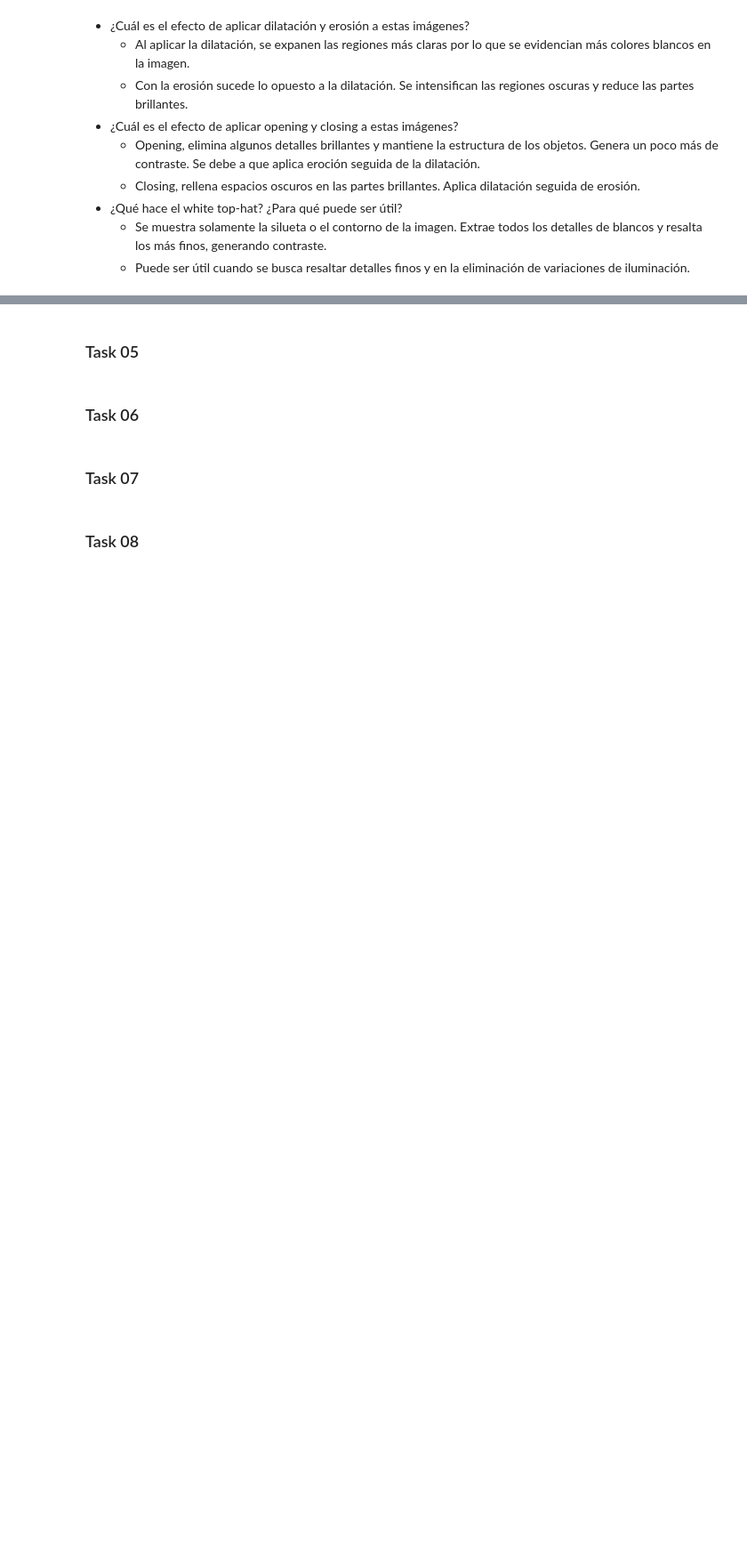
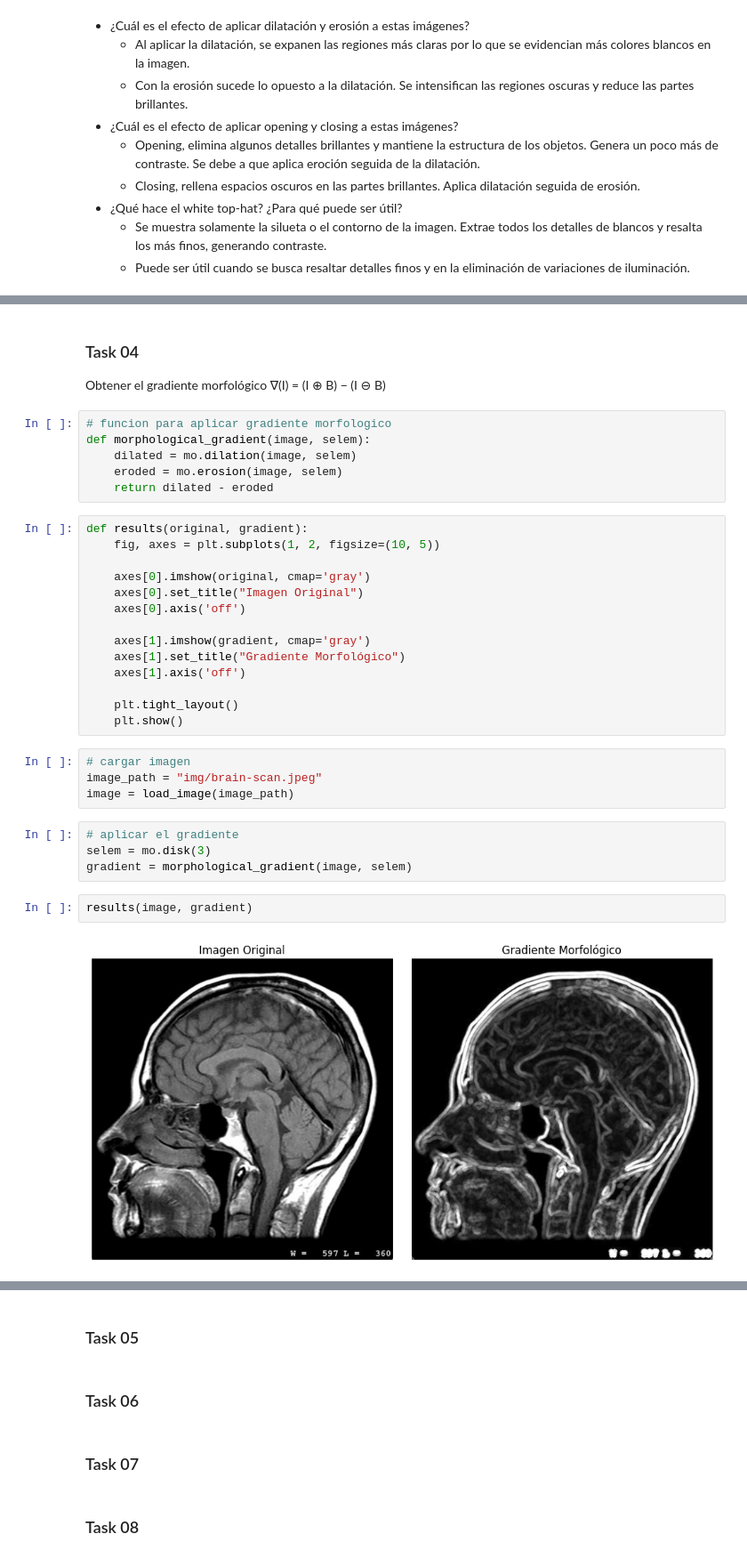
Before and after one commit to MelissaPerez09/Lab02-CC3102, a Jupyter notebook: src/lab02.ipynb, the cells around one changed output, grey strips where cells are left out. Shown at 89% size. Cells and saved outputs as stored; diff of their text form; blank space fills up the shorter version.

Commit message:
[feat]: task 04

```diff
--- a/src/lab02.ipynb
+++ b/src/lab02.ipynb
@@ -88,0 +87,35 @@ exc(img3)
+# %% [markdown]
+### Task 04
+Obtener el gradiente morfológico ∇(I) = (I ⊕ B) − (I ⊖ B)
+# %%
+# funcion para aplicar gradiente morfologico
+def morphological_gradient(image, selem):
+    dilated = mo.dilation(image, selem)
+    eroded = mo.erosion(image, selem)
+    return dilated - eroded
+# %%
+def results(original, gradient):
+    fig, axes = plt.subplots(1, 2, figsize=(10, 5))
+
+    axes[0].imshow(original, cmap='gray')
+    axes[0].set_title("Imagen Original")
+    axes[0].axis('off')
+
+    axes[1].imshow(gradient, cmap='gray')
+    axes[1].set_title("Gradiente Morfológico")
+    axes[1].axis('off')
+
+    plt.tight_layout()
+    plt.show()
+# %%
+# cargar imagen
+image_path = "img/brain-scan.jpeg"
+image = load_image(image_path)
+# %%
+# aplicar el gradiente
+selem = mo.disk(3)
+gradient = morphological_gradient(image, selem)
+# %%
+results(image, gradient)
+# %% [output]
+[figure, added]
```
Also changed, not shown: parts of 3 cells of this notebook.
